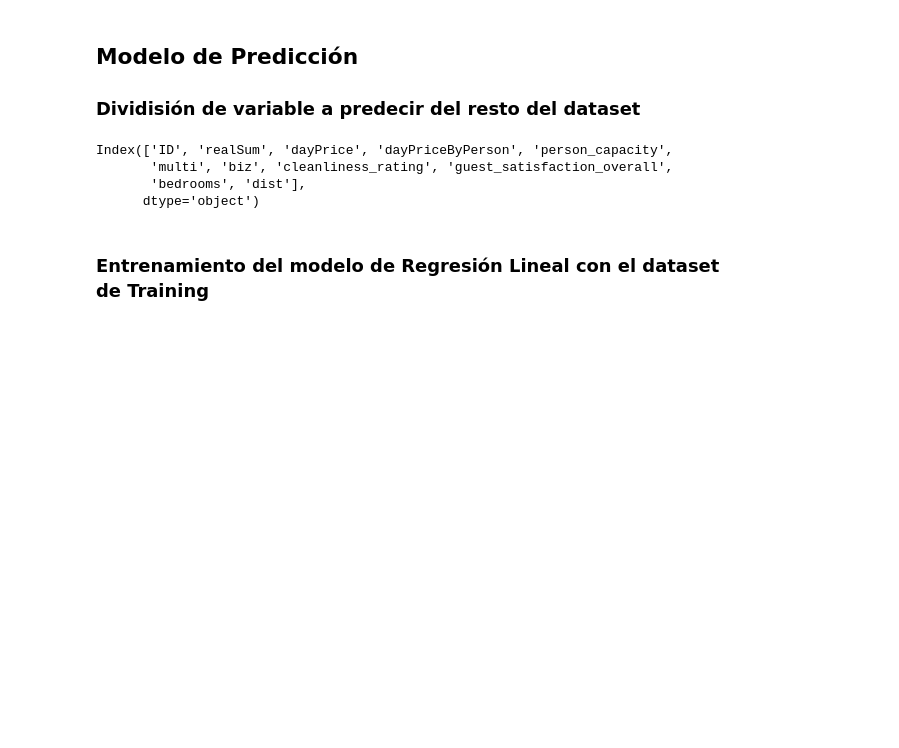
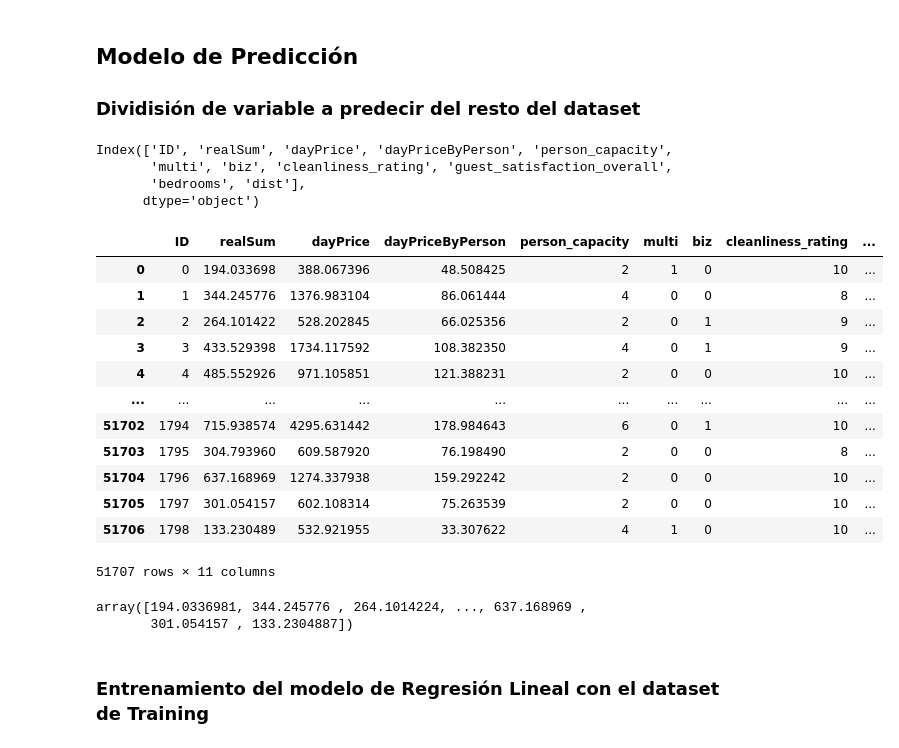
Before and after one commit to Leo12Casale/AnalisisDatos-Accidentes, a Jupyter notebook: Graficos.ipynb, the cells around one changed output. Cells and saved outputs as stored; diff of their text form; code cells hidden in the pictures; blank space fills up the shorter version.

```diff
--- a/Graficos.ipynb
+++ b/Graficos.ipynb
@@ -176,6 +176,27 @@ Index(['ID', 'realSum', 'dayPrice', 'dayPriceByPerson', 'person_capacity',
        'multi', 'biz', 'cleanliness_rating', 'guest_satisfaction_overall',
        'bedrooms', 'dist'],
       dtype='object')
+# %%
+X
+# %% [output]
+|  | ID | realSum | dayPrice | dayPriceByPerson | person_capacity | multi | biz | cleanliness_rating | ... |
+| 0 | 0 | 194.033698 | 388.067396 | 48.508425 | 2 | 1 | 0 | 10 | ... |
+| 1 | 1 | 344.245776 | 1376.983104 | 86.061444 | 4 | 0 | 0 | 8 | ... |
+| 2 | 2 | 264.101422 | 528.202845 | 66.025356 | 2 | 0 | 1 | 9 | ... |
+| 3 | 3 | 433.529398 | 1734.117592 | 108.382350 | 4 | 0 | 1 | 9 | ... |
+| 4 | 4 | 485.552926 | 971.105851 | 121.388231 | 2 | 0 | 0 | 10 | ... |
+| ... | ... | ... | ... | ... | ... | ... | ... | ... | ... |
+| 51702 | 1794 | 715.938574 | 4295.631442 | 178.984643 | 6 | 0 | 1 | 10 | ... |
+| 51703 | 1795 | 304.793960 | 609.587920 | 76.198490 | 2 | 0 | 0 | 8 | ... |
+| 51704 | 1796 | 637.168969 | 1274.337938 | 159.292242 | 2 | 0 | 0 | 10 | ... |
+| 51705 | 1797 | 301.054157 | 602.108314 | 75.263539 | 2 | 0 | 0 | 10 | ... |
+| 51706 | 1798 | 133.230489 | 532.921955 | 33.307622 | 4 | 1 | 0 | 10 | ... |
+51707 rows × 11 columns
+# %%
+y
+# %% [output]
+array([194.0336981, 344.245776 , 264.1014224, ..., 637.168969 ,
+       301.054157 , 133.2304887])
 # %% [markdown]
 ###  Entrenamiento del modelo de Regresión Lineal con el dataset de Training
 # %%
```
Also changed, not shown: parts of 16 cells of this notebook.
